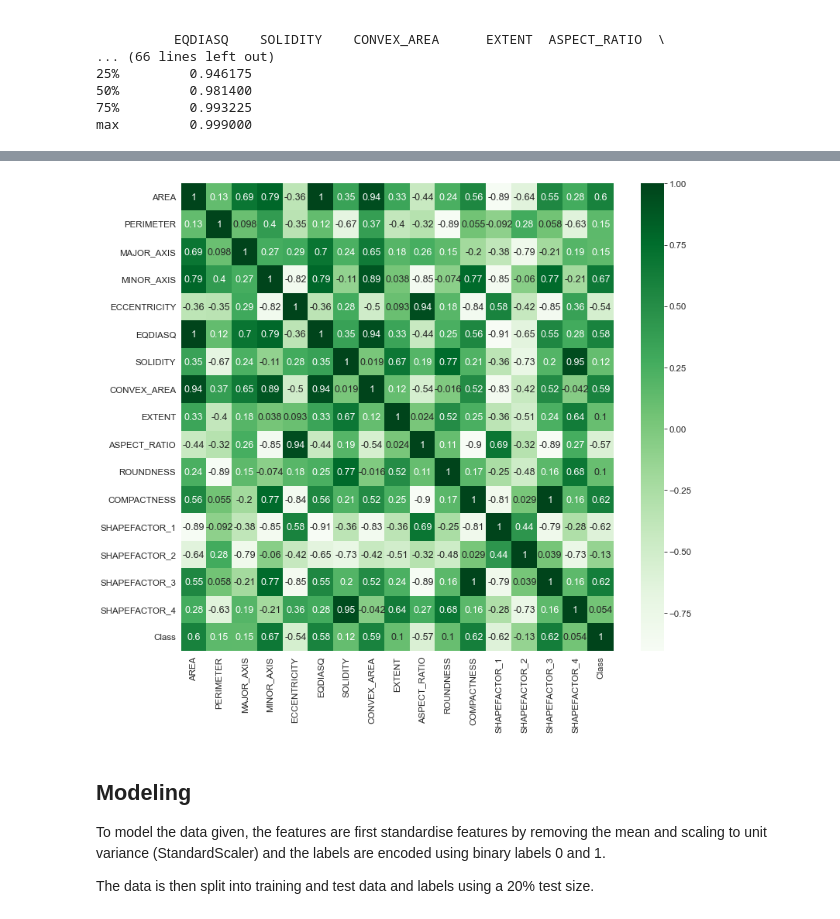
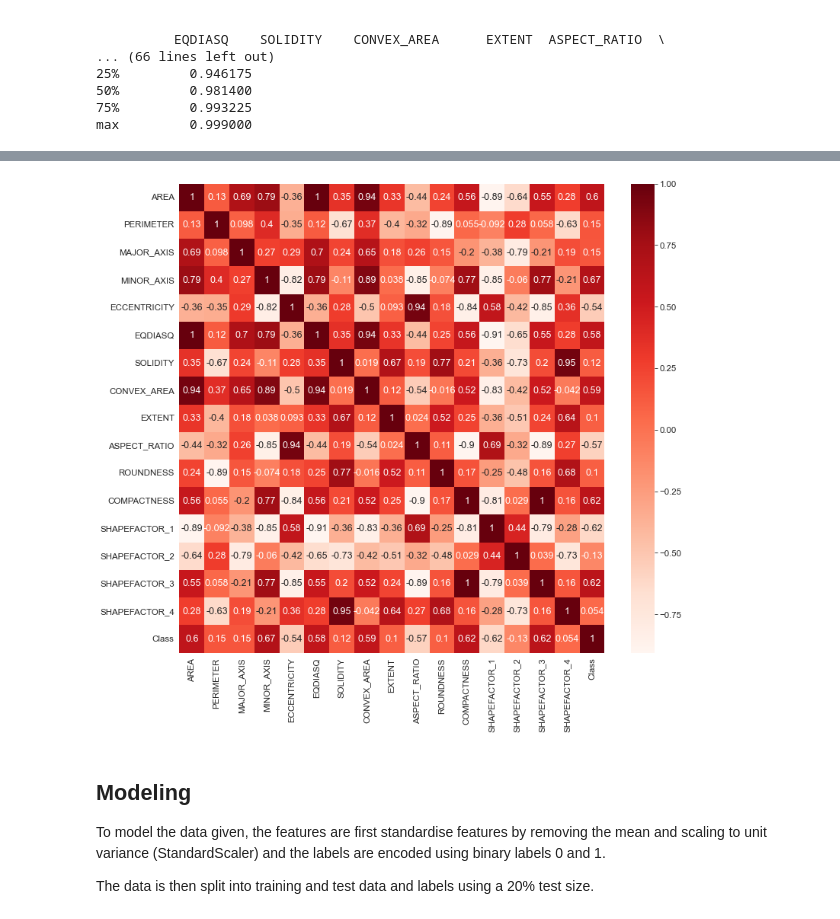
Before and after one commit to CallumLloydJones/Pistachio_classification, a Jupyter notebook: Pistachio_classification_.ipynb, the cells around one changed output, grey strips where cells are left out. Drawn from its saved outputs; the diff is of its cells as text; code cells hidden in the pictures.

```diff
--- a/Pistachio_classification_.ipynb
+++ b/Pistachio_classification_.ipynb
@@ -143,10 +143,10 @@ plt.show()
 # %%
 df_corr = df.corr()
 plt.figure(figsize = (18, 16), dpi = 50)
-sns.heatmap(df_corr,annot = True, cmap='Greens')
+sns.heatmap(df_corr,annot = True, cmap='Reds')
 plt.show()
 # %% [output]
-[figure, old version]
+[figure, new version]
 # %% [markdown]
 <h2> Modeling </h2>
 
```
Also changed, not shown: parts of 10 cells of this notebook.
